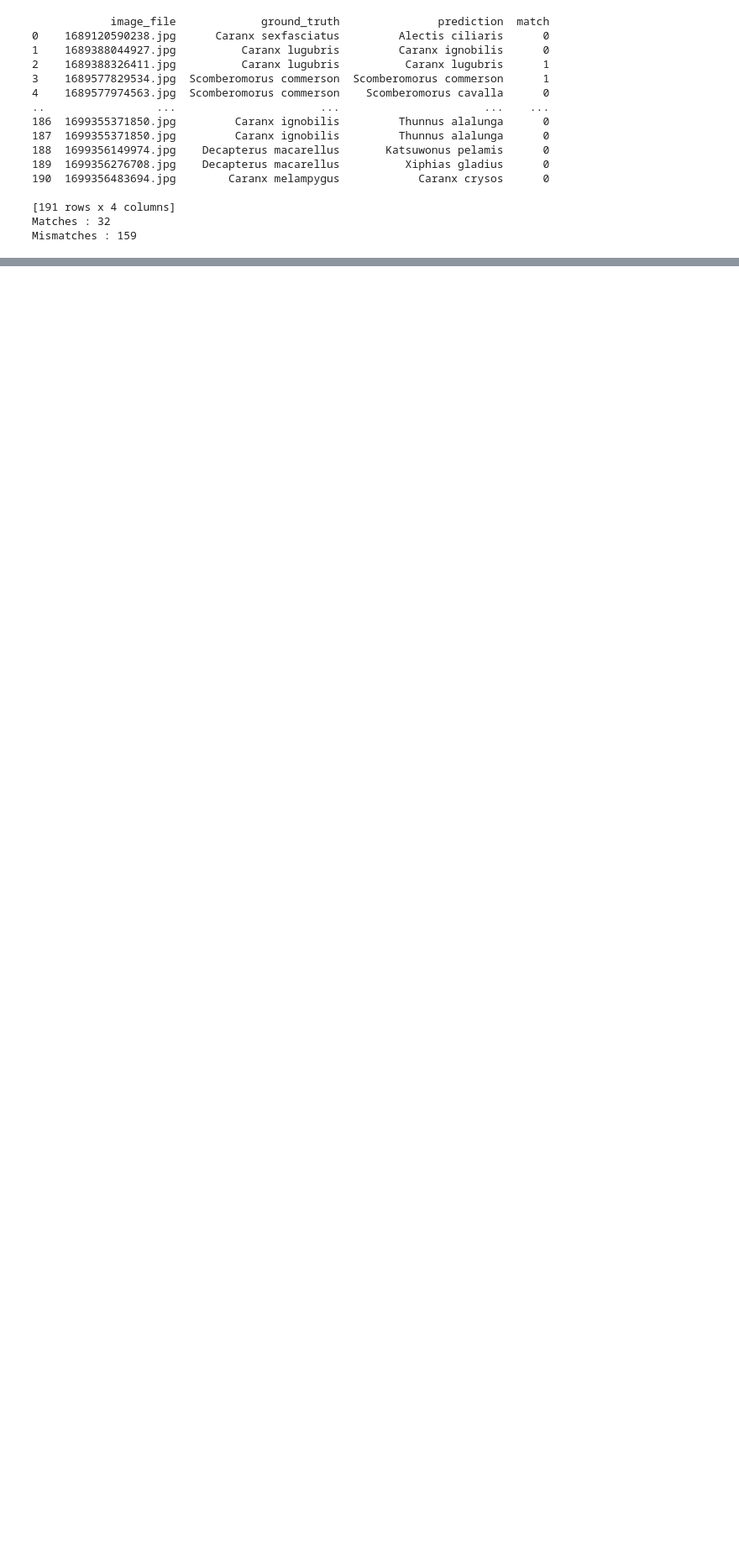
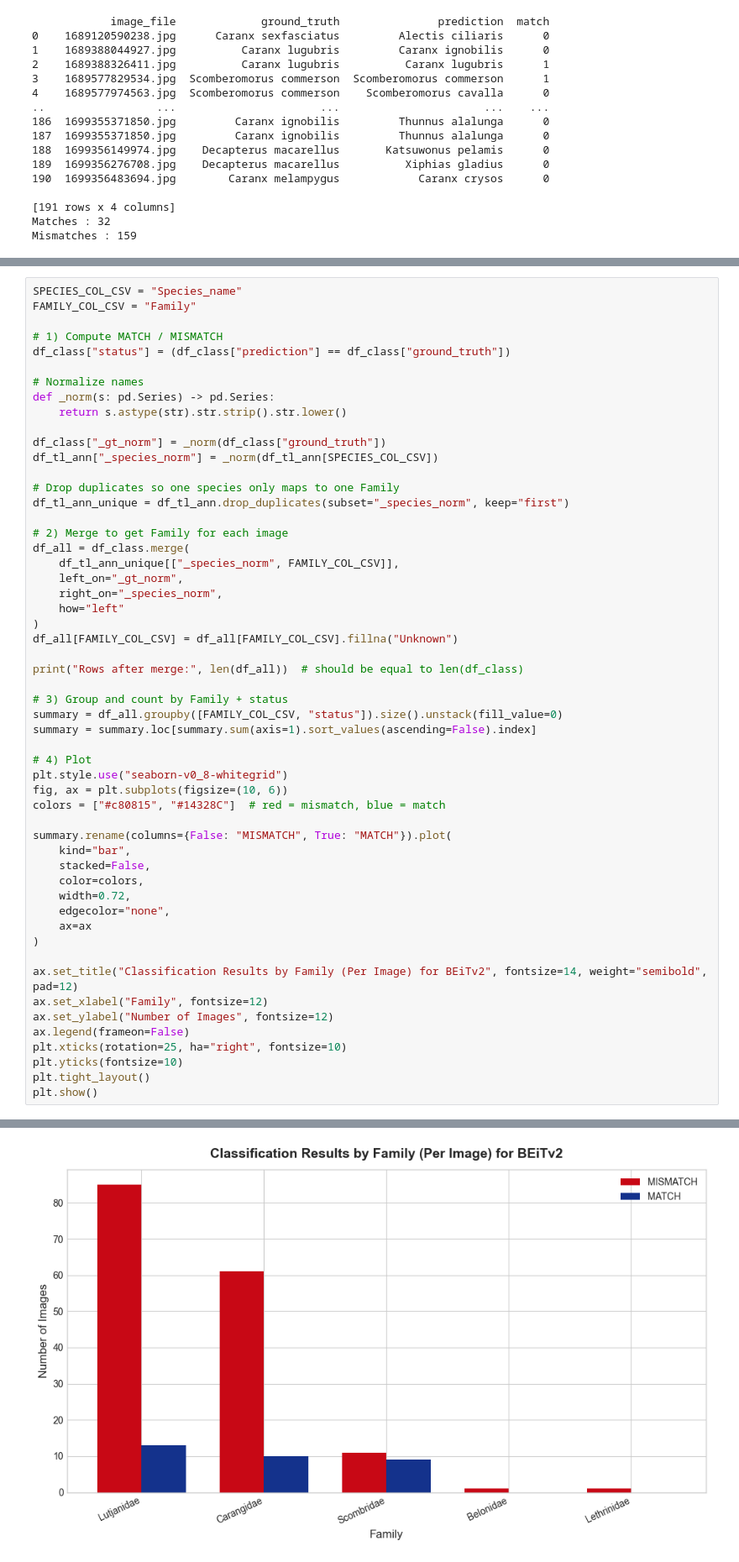
Before and after one commit to kienndo/Prosjektoppgave, a Jupyter notebook: fishial_class/fishialCLASS.ipynb, the cells around one changed output, grey strips where cells are left out. Shown at 84% size. Drawn from its saved outputs; the diff is of its cells as text; blank space fills up the shorter version.

```diff
--- a/fishial_class/fishialCLASS.ipynb
+++ b/fishial_class/fishialCLASS.ipynb
@@ -282,0 +431,55 @@ plt.show()
+# %%
+SPECIES_COL_CSV = "Species_name"
+FAMILY_COL_CSV = "Family"
+
+# 1) Compute MATCH / MISMATCH
+df_class["status"] = (df_class["prediction"] == df_class["ground_truth"])
+
+# Normalize names
+def _norm(s: pd.Series) -> pd.Series:
+    return s.astype(str).str.strip().str.lower()
+
+df_class["_gt_norm"] = _norm(df_class["ground_truth"])
+df_tl_ann["_species_norm"] = _norm(df_tl_ann[SPECIES_COL_CSV])
+
+# Drop duplicates so one species only maps to one Family
+df_tl_ann_unique = df_tl_ann.drop_duplicates(subset="_species_norm", keep="first")
+
+# 2) Merge to get Family for each image
+df_all = df_class.merge(
+    df_tl_ann_unique[["_species_norm", FAMILY_COL_CSV]],
+    left_on="_gt_norm",
+    right_on="_species_norm",
+    how="left"
+)
+df_all[FAMILY_COL_CSV] = df_all[FAMILY_COL_CSV].fillna("Unknown")
+
+print("Rows after merge:", len(df_all))  # should be equal to len(df_class)
+
+# 3) Group and count by Family + status
+summary = df_all.groupby([FAMILY_COL_CSV, "status"]).size().unstack(fill_value=0)
+summary = summary.loc[summary.sum(axis=1).sort_values(ascending=False).index]
+
+# 4) Plot
+plt.style.use("seaborn-v0_8-whitegrid")
+fig, ax = plt.subplots(figsize=(10, 6))
+colors = ["#c80815", "#14328C"]  # red = mismatch, blue = match
+
+summary.rename(columns={False: "MISMATCH", True: "MATCH"}).plot(
+    kind="bar",
+    stacked=False,
+    color=colors,
+    width=0.72,
+    edgecolor="none",
+    ax=ax
+)
+
+ax.set_title("Classification Results by Family (Per Image) for BEiTv2", fontsize=14, weight="semibold", pad=12)
+ax.set_xlabel("Family", fontsize=12)
+ax.set_ylabel("Number of Images", fontsize=12)
+ax.legend(frameon=False)
+plt.xticks(rotation=25, ha="right", fontsize=10)
+plt.yticks(fontsize=10)
+plt.tight_layout()
+plt.show()
+# %% [output]
@@ -282,0 +487 @@ plt.show()
+[figure, added]
```
Also changed, not shown: parts of 14 cells of this notebook, 13 other files.
